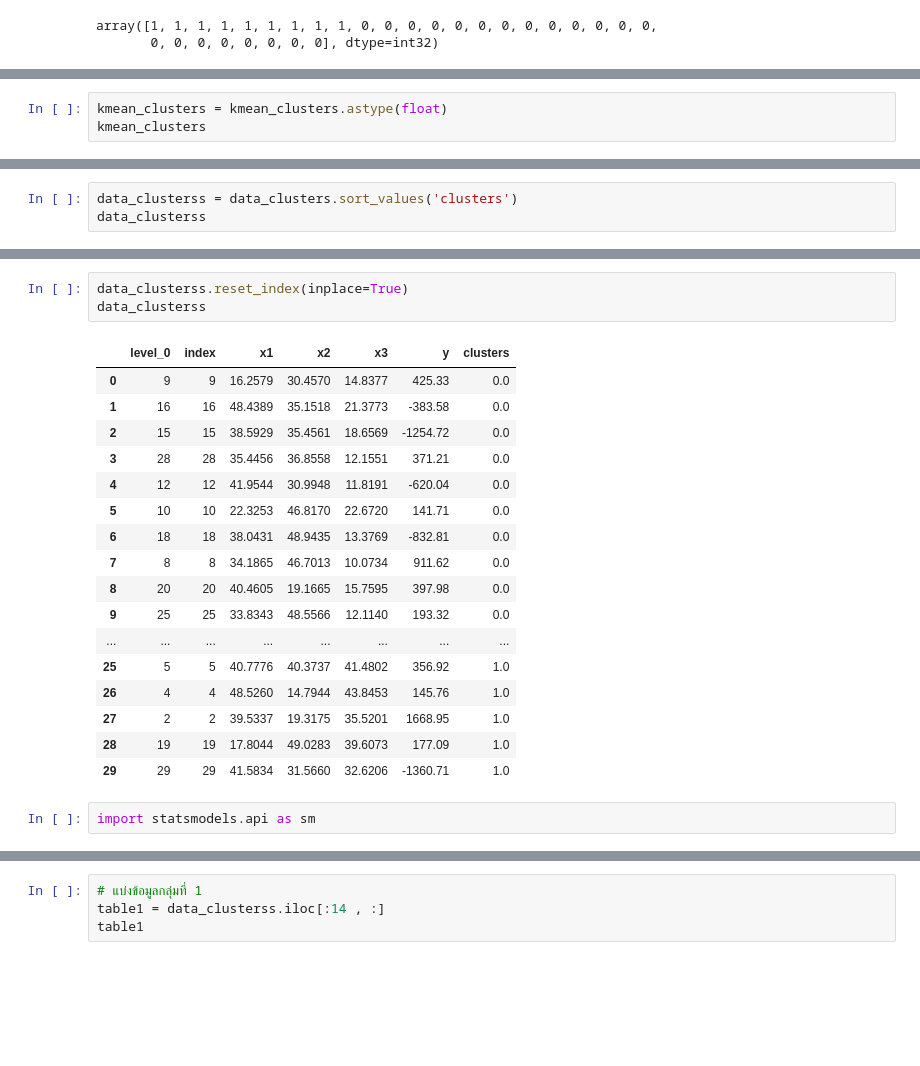
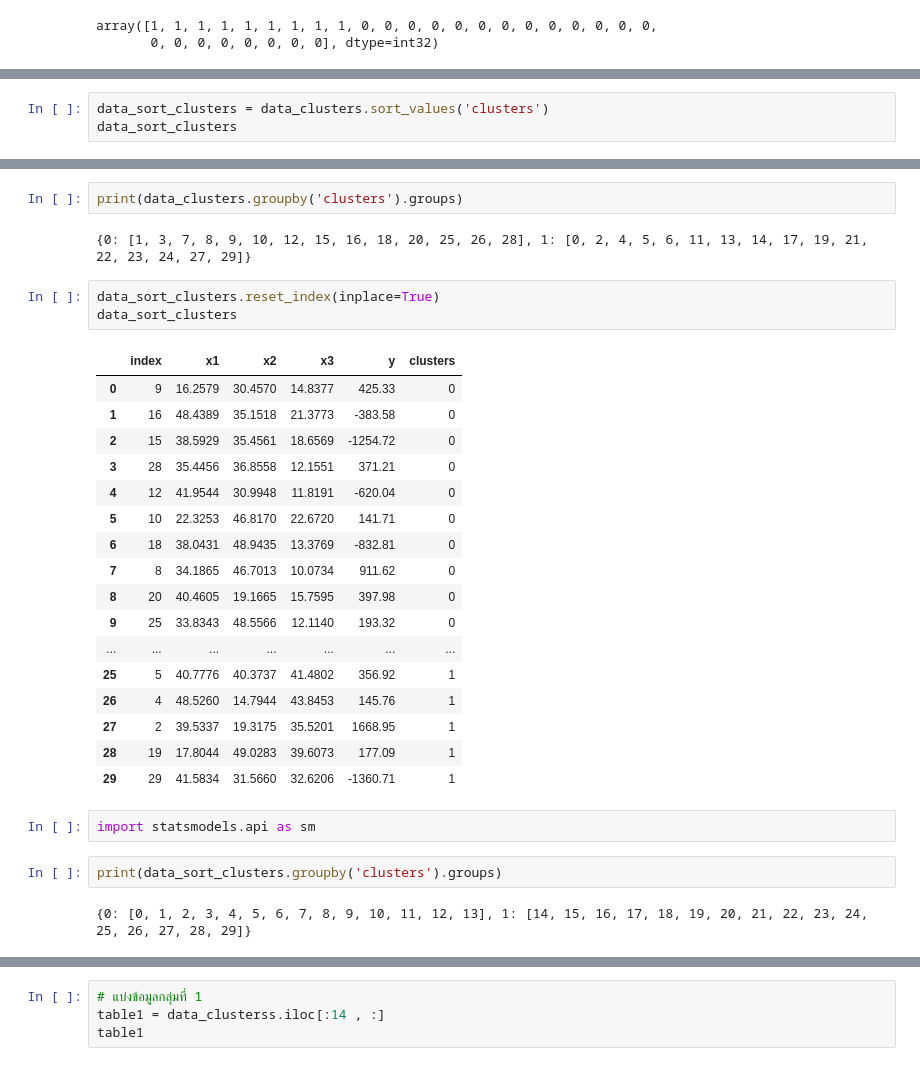
Before and after one commit to iam-fern/Research, a Jupyter notebook: GQtest_Cluster.ipynb, the cells around one changed output, grey strips where cells are left out. Drawn from its saved outputs; the diff is of its cells as text; blank space fills up the shorter version.

```diff
--- a/GQtest_Cluster.ipynb
+++ b/GQtest_Cluster.ipynb
@@ -239,3 +221,0 @@ kmean_clusters
-# %%
-kmean_clusters = kmean_clusters.astype(float)
-kmean_clusters
@@ -282,4 +244,4 @@ data_clusters
 # %%
-data_clusterss = data_clusters.sort_values('clusters')
-data_clusterss
+data_sort_clusters = data_clusters.sort_values('clusters')
+data_sort_clusters
 # %% [output]
@@ -303,23 +265,31 @@ data_clusterss
+# %%
+print(data_clusters.groupby('clusters').groups)
+# %% [output]
+{0: [1, 3, 7, 8, 9, 10, 12, 15, 16, 18, 20, 25, 26, 28], 1: [0, 2, 4, 5, 6, 11, 13, 14, 17, 19, 21, 22, 23, 24, 27, 29]}
 # %%
-data_clusterss.reset_index(inplace=True)
-data_clusterss
+data_sort_clusters.reset_index(inplace=True)
+data_sort_clusters
 # %% [output]
-|  | level_0 | index | x1 | x2 | x3 | y | clusters |
-| 0 | 9 | 9 | 16.2579 | 30.4570 | 14.8377 | 425.33 | 0.0 |
-| 1 | 16 | 16 | 48.4389 | 35.1518 | 21.3773 | -383.58 | 0.0 |
-| 2 | 15 | 15 | 38.5929 | 35.4561 | 18.6569 | -1254.72 | 0.0 |
-| 3 | 28 | 28 | 35.4456 | 36.8558 | 12.1551 | 371.21 | 0.0 |
-| 4 | 12 | 12 | 41.9544 | 30.9948 | 11.8191 | -620.04 | 0.0 |
-| 5 | 10 | 10 | 22.3253 | 46.8170 | 22.6720 | 141.71 | 0.0 |
-| 6 | 18 | 18 | 38.0431 | 48.9435 | 13.3769 | -832.81 | 0.0 |
-| 7 | 8 | 8 | 34.1865 | 46.7013 | 10.0734 | 911.62 | 0.0 |
-| 8 | 20 | 20 | 40.4605 | 19.1665 | 15.7595 | 397.98 | 0.0 |
-| 9 | 25 | 25 | 33.8343 | 48.5566 | 12.1140 | 193.32 | 0.0 |
-| ... | ... | ... | ... | ... | ... | ... | ... |
-| 25 | 5 | 5 | 40.7776 | 40.3737 | 41.4802 | 356.92 | 1.0 |
-| 26 | 4 | 4 | 48.5260 | 14.7944 | 43.8453 | 145.76 | 1.0 |
-| 27 | 2 | 2 | 39.5337 | 19.3175 | 35.5201 | 1668.95 | 1.0 |
-| 28 | 19 | 19 | 17.8044 | 49.0283 | 39.6073 | 177.09 | 1.0 |
-| 29 | 29 | 29 | 41.5834 | 31.5660 | 32.6206 | -1360.71 | 1.0 |
+|  | index | x1 | x2 | x3 | y | clusters |
+| 0 | 9 | 16.2579 | 30.4570 | 14.8377 | 425.33 | 0 |
+| 1 | 16 | 48.4389 | 35.1518 | 21.3773 | -383.58 | 0 |
+| 2 | 15 | 38.5929 | 35.4561 | 18.6569 | -1254.72 | 0 |
+| 3 | 28 | 35.4456 | 36.8558 | 12.1551 | 371.21 | 0 |
+| 4 | 12 | 41.9544 | 30.9948 | 11.8191 | -620.04 | 0 |
+| 5 | 10 | 22.3253 | 46.8170 | 22.6720 | 141.71 | 0 |
+| 6 | 18 | 38.0431 | 48.9435 | 13.3769 | -832.81 | 0 |
+| 7 | 8 | 34.1865 | 46.7013 | 10.0734 | 911.62 | 0 |
+| 8 | 20 | 40.4605 | 19.1665 | 15.7595 | 397.98 | 0 |
+| 9 | 25 | 33.8343 | 48.5566 | 12.1140 | 193.32 | 0 |
+| ... | ... | ... | ... | ... | ... | ... |
+| 25 | 5 | 40.7776 | 40.3737 | 41.4802 | 356.92 | 1 |
+| 26 | 4 | 48.5260 | 14.7944 | 43.8453 | 145.76 | 1 |
+| 27 | 2 | 39.5337 | 19.3175 | 35.5201 | 1668.95 | 1 |
+| 28 | 19 | 17.8044 | 49.0283 | 39.6073 | 177.09 | 1 |
+| 29 | 29 | 41.5834 | 31.5660 | 32.6206 | -1360.71 | 1 |
 # %%
 import statsmodels.api as sm
+# %%
+print(data_sort_clusters.groupby('clusters').groups)
+# %% [output]
+{0: [0, 1, 2, 3, 4, 5, 6, 7, 8, 9, 10, 11, 12, 13], 1: [14, 15, 16, 17, 18, 19, 20, 21, 22, 23, 24, 25, 26, 27, 28, 29]}
```
Also changed, not shown: parts of 10 cells of this notebook.
